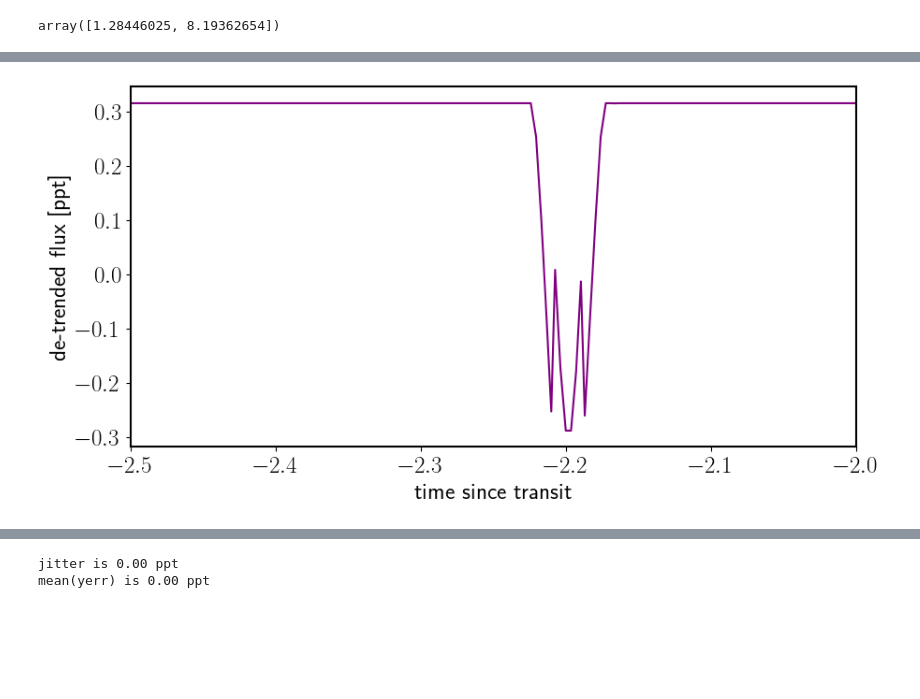
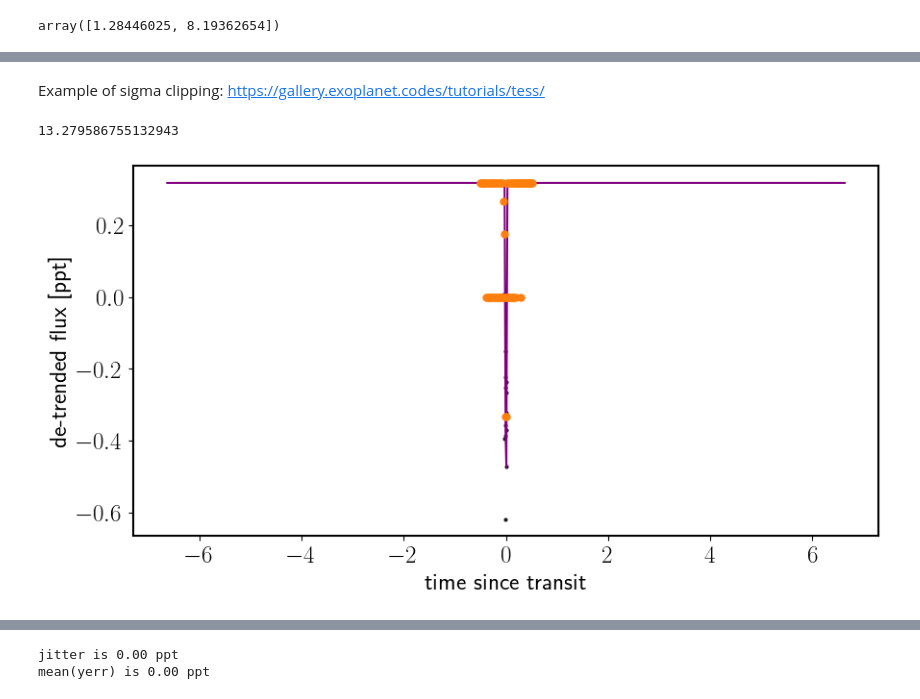
Before and after one commit to lupitatovar/Cool-Worlds, a Jupyter notebook: notebooks/K2_target_star_vary.ipynb, the cells around one changed output, grey strips where cells are left out. Drawn from its saved outputs; the diff is of its cells as text; code cells hidden in the pictures; blank space fills up the shorter version.

```diff
--- a/notebooks/K2_target_star_vary.ipynb
+++ b/notebooks/K2_target_star_vary.ipynb
@@ -361,10 +414,16 @@ plot_light_curve(x, y, map_estimate)
+# %% [markdown]
+Example of sigma clipping: https://gallery.exoplanet.codes/tutorials/tess/
+# %%
+map_estimate['period'][0]
+# %% [output]
+13.279586755132943
 # %%
 # Plot the folded transit
 fig, ax = plt.subplots(figsize=(10, 5))
 
-# Ephemeris from Holczer+16
-t0 = t0s[0]
-period = period1
+
+t0 = map_estimate['t0'][0]
+period = map_estimate['period'][0]
 
 x_fold = (x - t0 + 0.5 * period) % period - 0.5 * period
 m = np.abs(x_fold) < 0.5
@@ -372,32 +431,32 @@ ax.scatter(
     x_fold[m],
     1e3 * (y[m] - map_estimate["gp_pred"][m]),
     c="k",
     marker=".",
     alpha=0.9,
     linewidths=0,
 )
 
 lc_mod = map_estimate["transit_pred"][:, 0]
 lc_modx = np.sort(x_fold)
 lc_mody = lc_mod[np.argsort(x_fold)]
 ax.plot(lc_modx, 1e3 * (lc_mody + map_estimate["mean"]), c="purple", zorder=1)
 
 # Overplot the phase binned light curve
 bins = np.linspace(-0.51, 0.51, 100)
 denom, _ = np.histogram(x_fold, bins)
 num, _ = np.histogram(x_fold, bins, weights=y - map_estimate["gp_pred"])
 denom[num == 0] = 1.0
 ax.scatter(
     0.5 * (bins[1:] + bins[:-1]),
     1e3 * num / denom,
     color="C1",
     zorder=2,
     linewidths=0,
 )
 
-ax.set_xlim(-2.5,-2)
+#ax.set_xlim(-.5,0)
 #ax.set_ylim(-0.2, 0.5)
 ax.set_ylabel("de-trended flux [ppt]")
 _ = ax.set_xlabel("time since transit")
 # %% [output]
-[figure, old version]
+[figure, new version]
```
Also changed, not shown: parts of 9 cells of this notebook, 15 other files.
